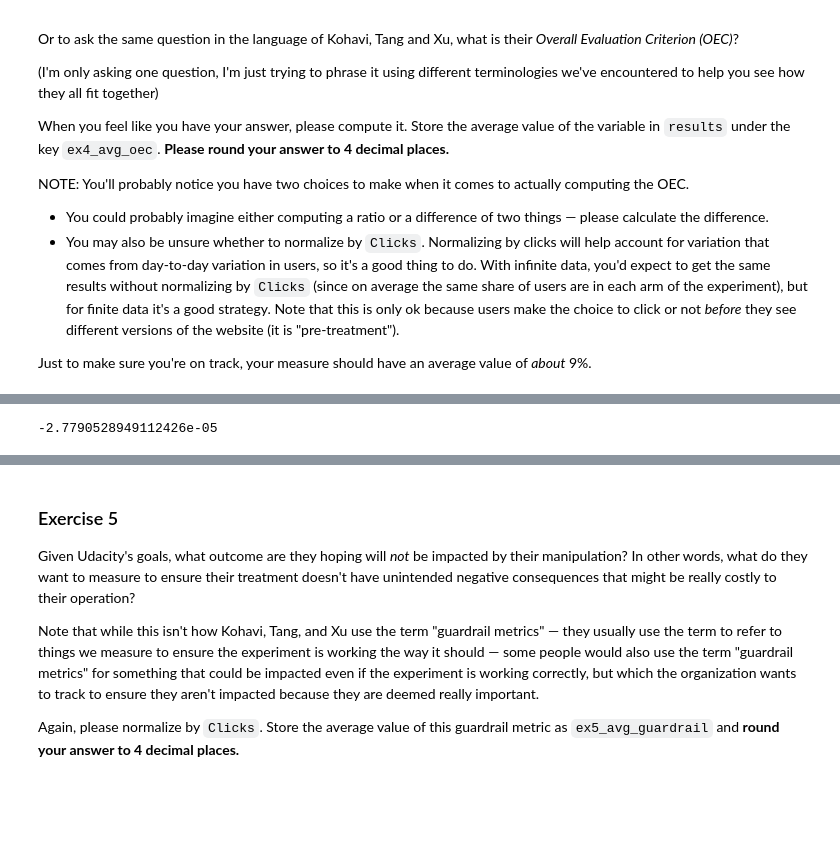
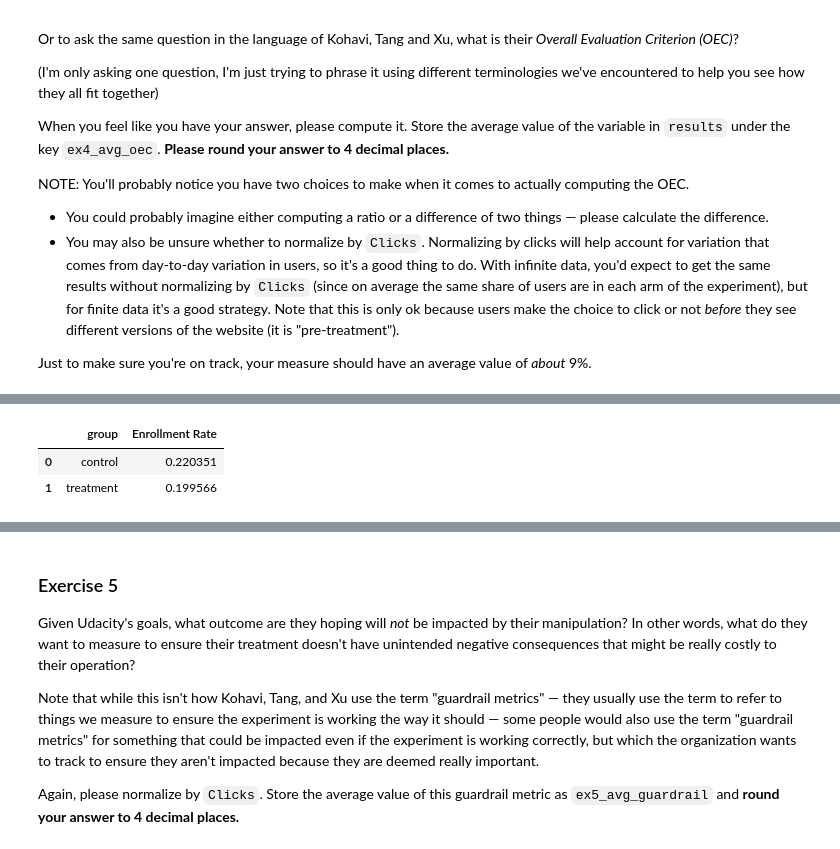
Before and after one commit to halfmoonliu/abtest_udacity, a Jupyter notebook: exercise_abtesting.ipynb, the cells around one changed output, grey strips where cells are left out. Saved outputs shown, nothing was run; the diff lists cells and outputs as text; code cells hidden in the pictures; blank space fills up the shorter version.

```diff
--- a/exercise_abtesting.ipynb
+++ b/exercise_abtesting.ipynb
@@ -197,6 +175,7 @@ results = {}
-# %%
-Dataset["Normalized Difference"] = Dataset["Difference"] / Dataset["Clicks"]
-avg_oec = Dataset["Normalized Difference"].mean()
-avg_oec
-# %% [output]
--2.7790528949112426e-05
+# %%
+Enroll_group = Dataset.groupby(["group"], as_index=False)["Enrollment Rate"].mean()
+Enroll_group
+# %% [output]
+|  | group | Enrollment Rate |
+| 0 | control | 0.220351 |
+| 1 | treatment | 0.199566 |
```
Also changed, not shown: parts of 24 cells of this notebook, 1 other file.
